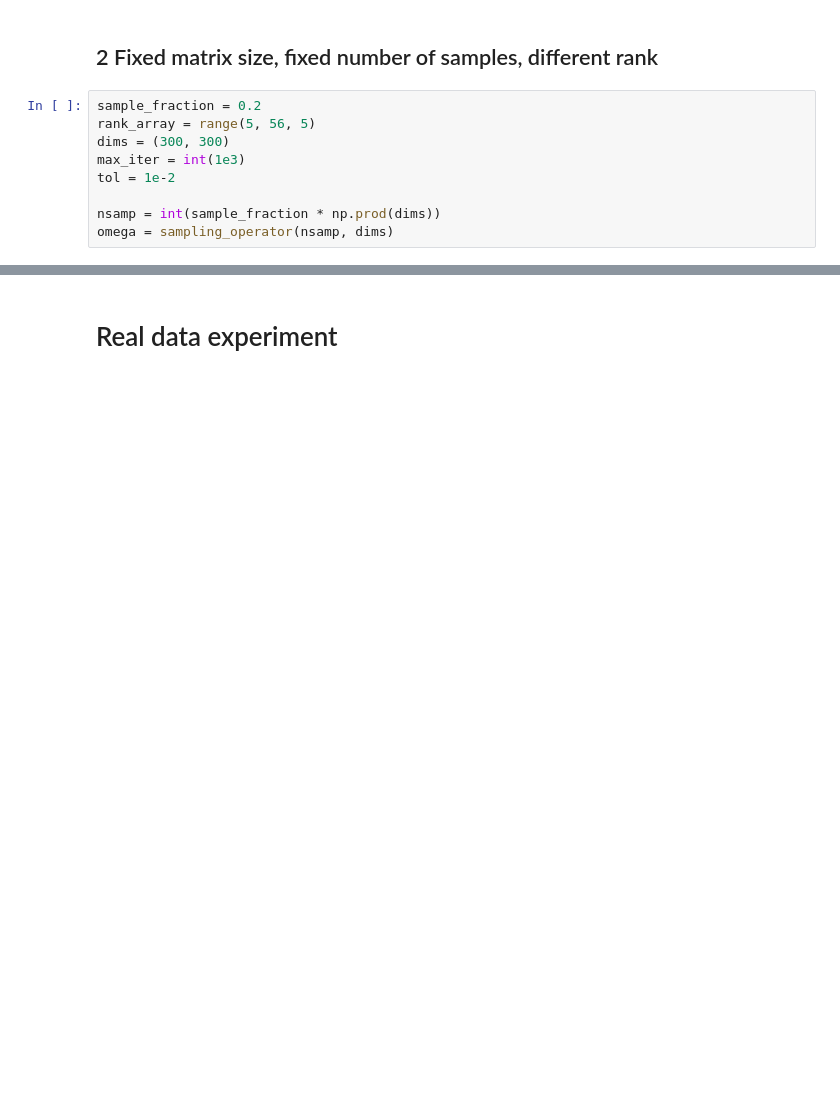
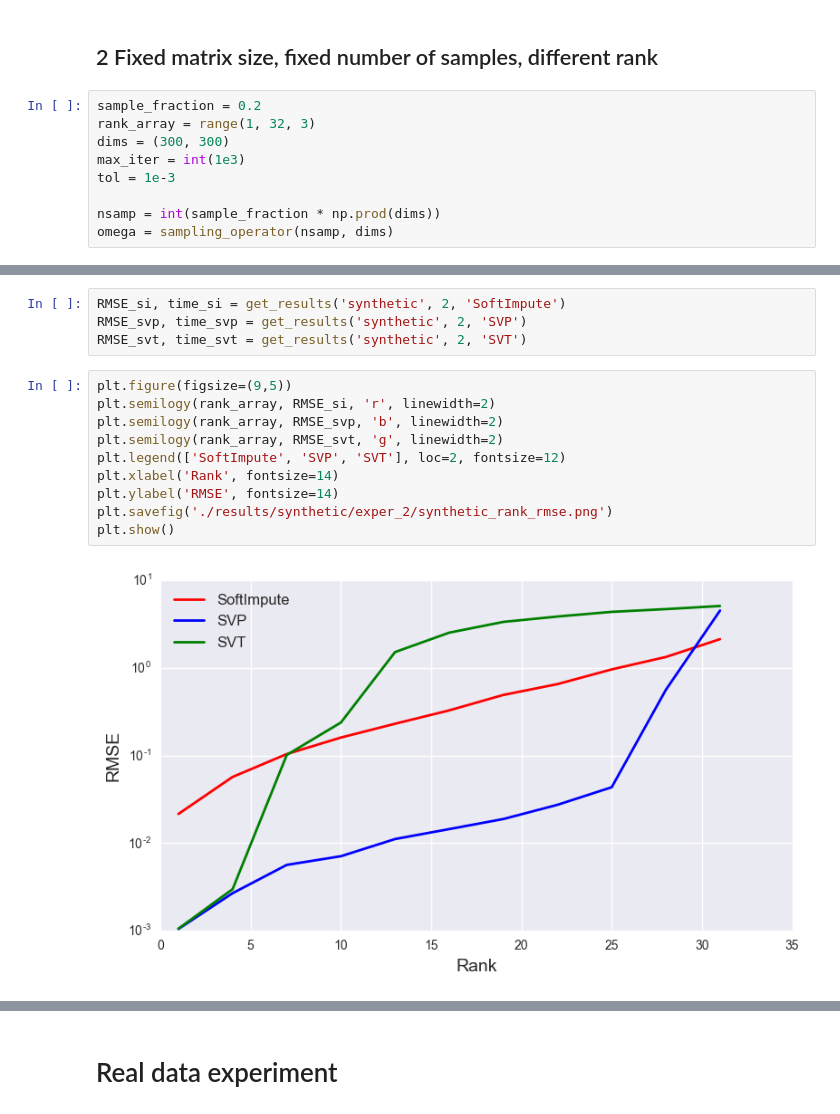
Before and after one commit to a-bochkarev/roy_project, a Jupyter notebook: main.ipynb, the cells around one changed output, grey strips where cells are left out. Cells and saved outputs as stored; diff of their text form; blank space fills up the shorter version.

```diff
--- a/main.ipynb
+++ b/main.ipynb
@@ -127,10 +137,10 @@ plt.show()
 ## 2 Fixed matrix size, fixed number of samples, different rank
 # %%
 sample_fraction = 0.2
-rank_array = range(5, 56, 5)
+rank_array = range(1, 32, 3)
 dims = (300, 300)
 max_iter = int(1e3)
-tol = 1e-2
+tol = 1e-3
 
 nsamp = int(sample_fraction * np.prod(dims))
 omega = sampling_operator(nsamp, dims)
@@ -164,0 +208,16 @@ Matrix rank: 55. RMSE error: 6.213063. Time: 0 min 6 sec.
+# %%
+RMSE_si, time_si = get_results('synthetic', 2, 'SoftImpute')
+RMSE_svp, time_svp = get_results('synthetic', 2, 'SVP')
+RMSE_svt, time_svt = get_results('synthetic', 2, 'SVT')
+# %%
+plt.figure(figsize=(9,5))
+plt.semilogy(rank_array, RMSE_si, 'r', linewidth=2)
+plt.semilogy(rank_array, RMSE_svp, 'b', linewidth=2)
+plt.semilogy(rank_array, RMSE_svt, 'g', linewidth=2)
+plt.legend(['SoftImpute', 'SVP', 'SVT'], loc=2, fontsize=12)
+plt.xlabel('Rank', fontsize=14)
+plt.ylabel('RMSE', fontsize=14)
+plt.savefig('./results/synthetic/exper_2/synthetic_rank_rmse.png')
+plt.show()
+# %% [output]
+[figure, added]
```
Also changed, not shown: parts of 51 cells of this notebook.
